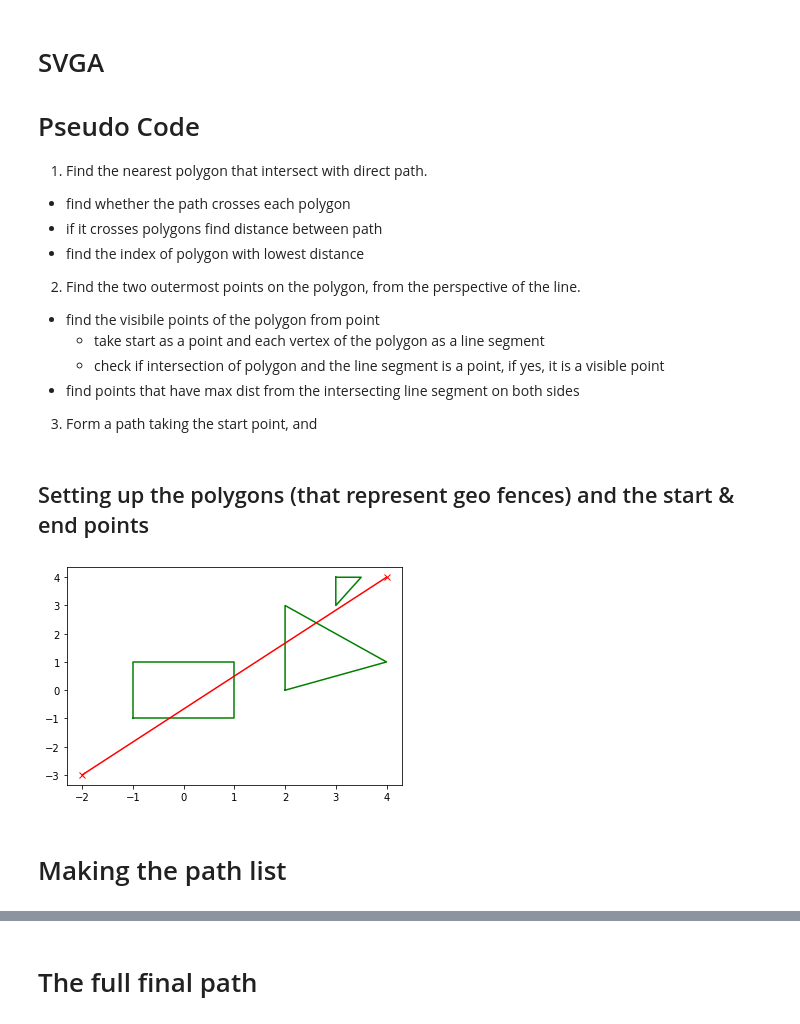
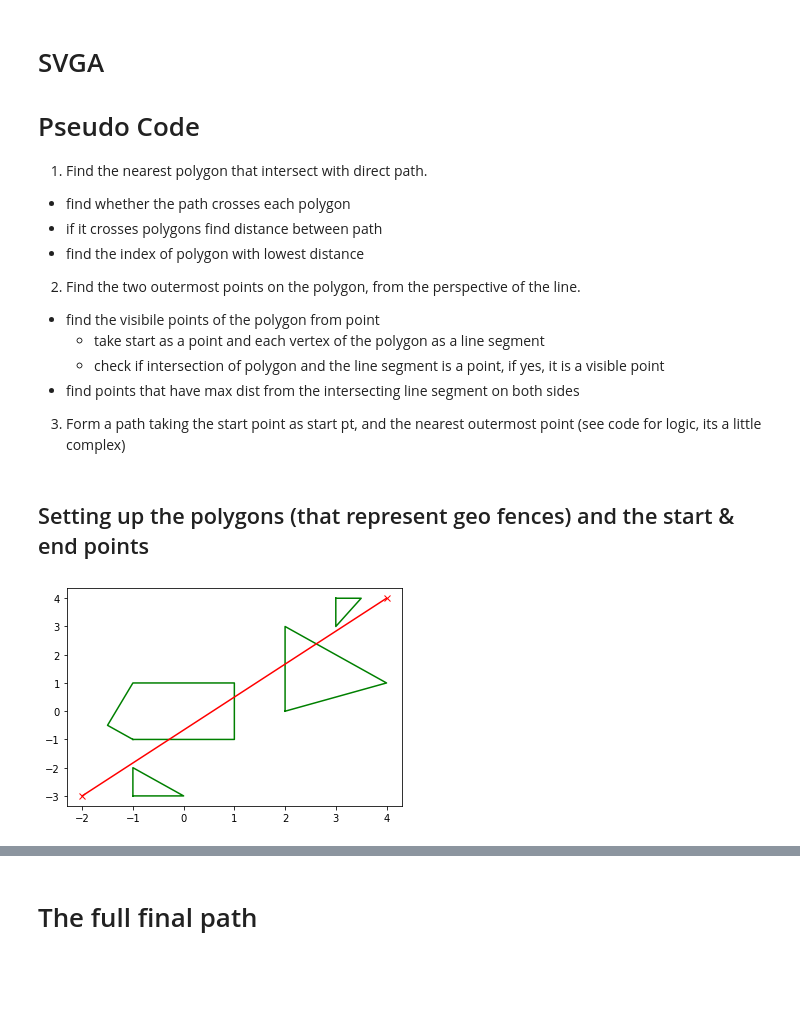
Before and after one commit to pratikluitel/ros-geofencing, a Jupyter notebook: Test notebooks/svga_test.ipynb, the cells around one changed output, grey strips where cells are left out. Drawn from its saved outputs; the diff is of its cells as text; code cells hidden in the pictures; blank space fills up the shorter version.

```diff
--- a/Test notebooks/svga_test.ipynb
+++ b/Test notebooks/svga_test.ipynb
@@ -14,7 +14,7 @@
     - check if intersection of polygon and the line segment is a point, if yes, it is a visible point
   - find points that have max dist from the intersecting line segment on both sides
 
-3. Form a path taking the start point, and
+3. Form a path taking the start point as start pt, and the nearest outermost point (see code for logic, its a little complex)
 # %%
 import matplotlib.pyplot as plt
 %matplotlib inline
@@ -95,21 +162,20 @@ def outermost_points(polys, path):
 # %% [markdown]
 ## Setting up the polygons (that represent geo fences) and the start & end points
 # %%
-polys = np.array([Polygon([[-1,-1], [-1,1], [1,1], [1,-1]]),
+polys = np.array([Polygon([[-1,-1],[-1.5,-0.5], [-1,1], [1,1], [1,-1]]),
+                  Polygon([[-1,-3], [-1,-2], [0,-3]]),
                   Polygon([[2,0], [2,3], [4,1]]),
                   Polygon([[3,4], [3,3], [3.5,4]]),])
 
 start = Point(-2,-3)
 end = Point(4,4)
 
 for poly in polys:
   plt.plot(*poly.exterior.xy, 'g')
 
 path = make_path(start, end)
 plt.plot(*path.xy, 'rx-')
 
 plt.show()
 # %% [output]
-[figure, old version]
+[figure, new version]
-# %% [markdown]
-# Making the path list
```
Also changed, not shown: parts of 3 cells of this notebook.
